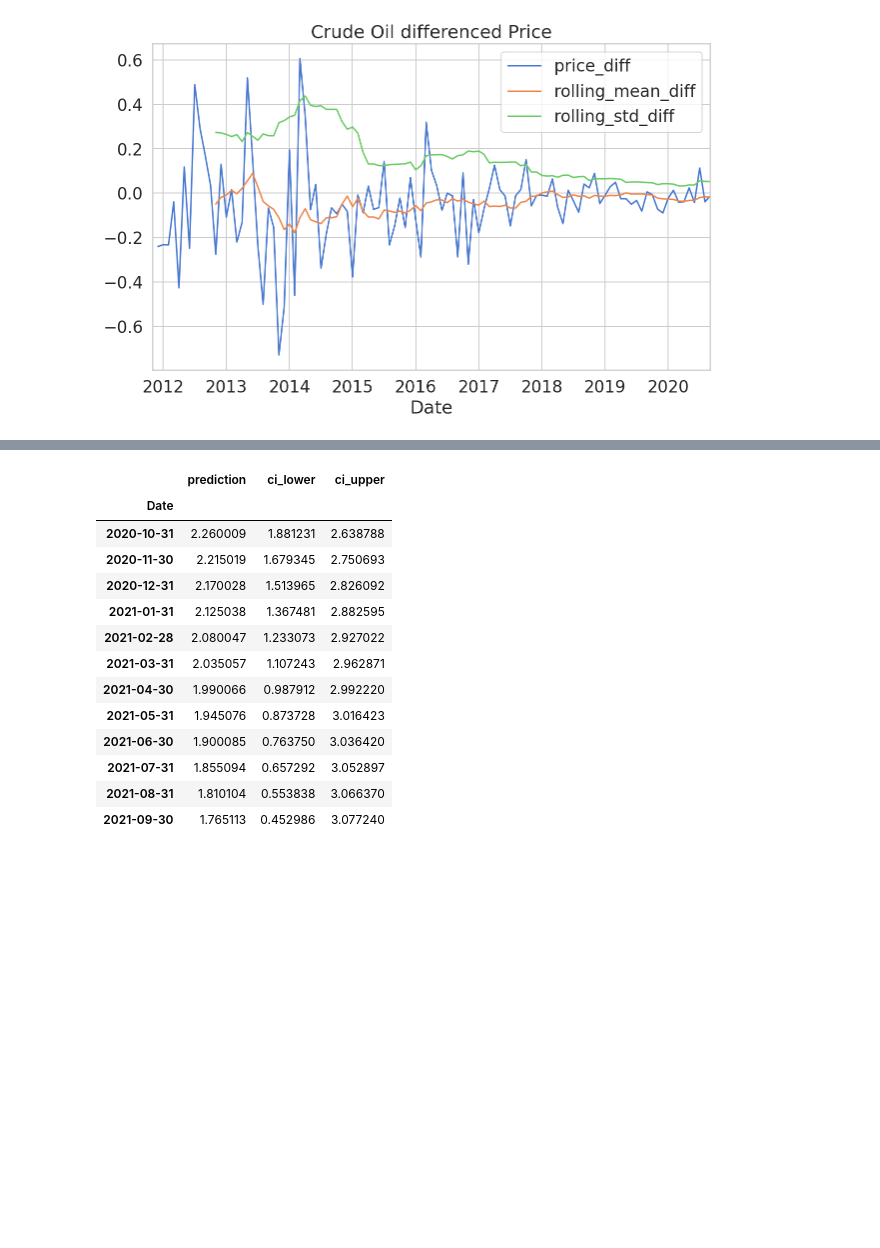
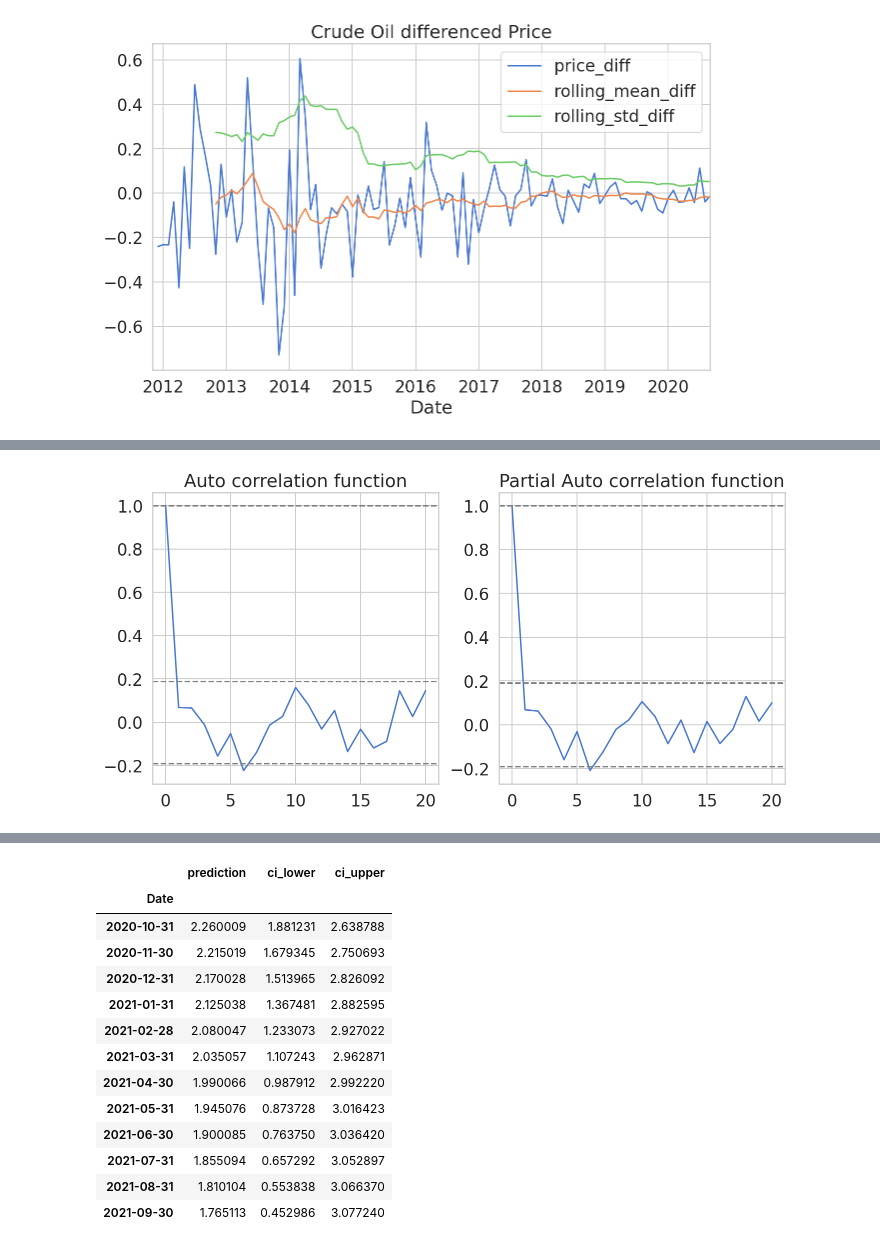
Before and after one commit to saritmaitra/ARIMA_Statistical_Model_NaturalGas, a Jupyter notebook: Natural_Gas_&_ARIMA.ipynb, the cells around one changed output, grey strips where cells are left out. Cells and saved outputs as stored; diff of their text form; code cells hidden in the pictures; blank space fills up the shorter version.

```diff
--- a/Natural_Gas_&_ARIMA.ipynb
+++ b/Natural_Gas_&_ARIMA.ipynb
@@ -175,3 +174,26 @@ df[columns].plot(title='Crude Oil differenced Price')
 plt.show()
 # %% [output]
 [figure]
+# %%
+from statsmodels.tsa.stattools import acf, pacf
+rcParams['figure.figsize'] = 10, 5
+
+diff = df.price.diff().dropna()
+
+lag_acf = acf(diff, nlags=20)
+lag_pacf = pacf(diff, nlags=20, method = 'ols')
+
+# plot acf
+plt.subplot(121); plt.plot(lag_acf);
+plt.axhline(y=1, linestyle='--', color = 'gray')
+plt.axhline(y=-1.96/np.sqrt(len(diff)), linestyle='--', color = 'gray')
+plt.axhline(y=1.96/np.sqrt(len(diff)), linestyle='--', color = 'gray')
+plt.title('Auto correlation function')
+
+# plot pacf
+plt.subplot(122); plt.plot(lag_pacf);
+plt.axhline(y=1, linestyle='--', color = 'gray')
+plt.axhline(y=-1.96/np.sqrt(len(diff)), linestyle='--', color = 'gray')
+plt.axhline(y=1.96/np.sqrt(len(diff)), linestyle='--', color = 'gray')
+plt.title('Partial Auto correlation function'); plt.tight_layout();
+# %% [output]
@@ -178,2 +201,3 @@ plt.show()
+[figure, added]
 # %%
 from statsmodels.tsa.arima_model import ARIMA
```
Also changed, not shown: parts of 9 cells of this notebook.
